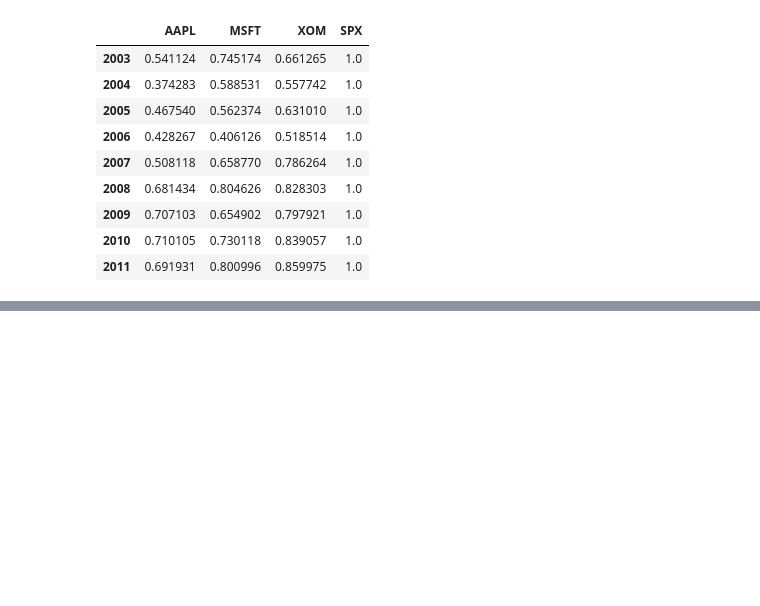
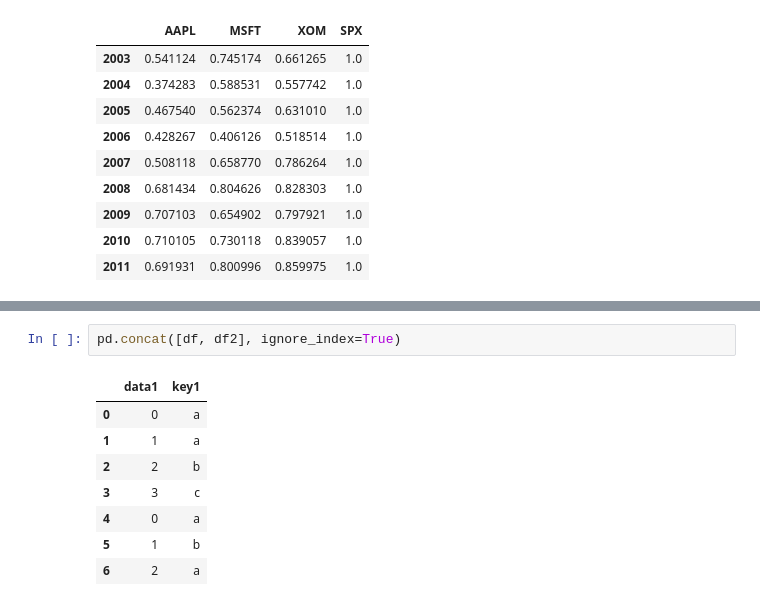
Before and after one commit to jt120/start-ml, a Jupyter notebook: pydata/chp09_group.ipynb, the cells around one changed output, grey strips where cells are left out. Drawn from its saved outputs; the diff is of its cells as text; blank space fills up the shorter version.

```diff
--- a/pydata/chp09_group.ipynb
+++ b/pydata/chp09_group.ipynb
@@ -86,0 +132,11 @@ by_year.apply(spx_corr)
+# %%
+pd.concat([df, df2], ignore_index=True)
+# %% [output]
+|  | data1 | key1 |
+| 0 | 0 | a |
+| 1 | 1 | a |
+| 2 | 2 | b |
+| 3 | 3 | c |
+| 4 | 0 | a |
+| 5 | 1 | b |
+| 6 | 2 | a |
```
Also changed, not shown: parts of 6 cells of this notebook, 13 other files.
